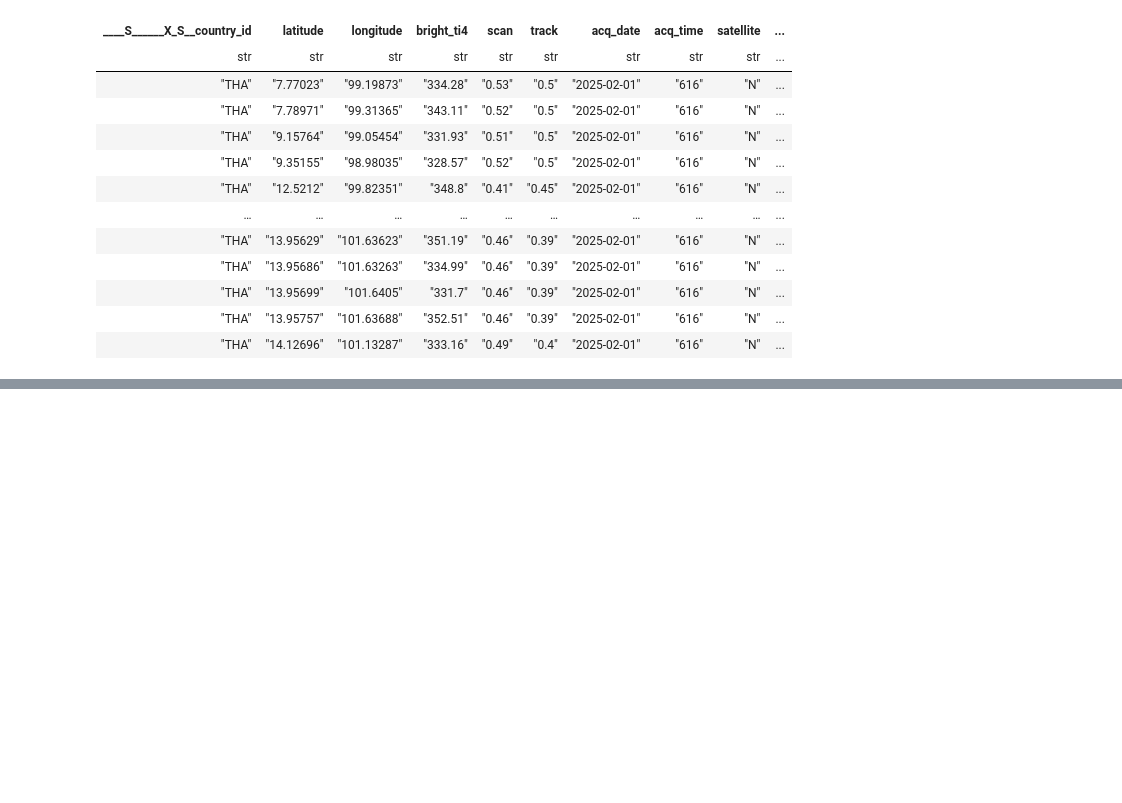
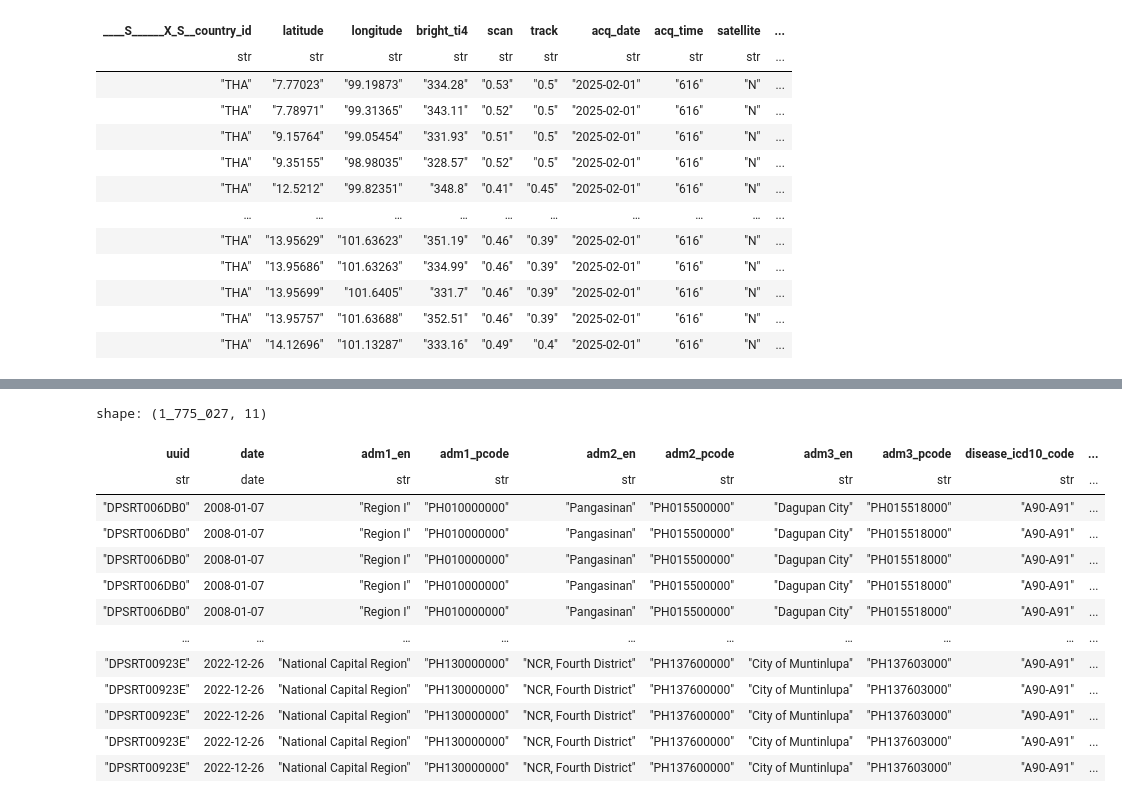
Before and after one commit to dafrose-bajaro/analytics-repo, a Jupyter notebook: notebooks/00_experiment.ipynb, the cells around one changed output, grey strips where cells are left out. Drawn from its saved outputs; the diff is of its cells as text; code cells hidden in the pictures; blank space fills up the shorter version.

```diff
--- a/notebooks/00_experiment.ipynb
+++ b/notebooks/00_experiment.ipynb
@@ -72,0 +164,35 @@ shape: (50, 16)
+# %%
+# sample query
+project_cchain_disease_pidsr_totals_clean = conn.sql("""
+    SELECT
+        CAST(uuid AS VARCHAR) AS uuid,
+        CAST(date AS DATE) AS date,
+        CAST(adm1_en AS VARCHAR) AS adm1_en,
+        CAST(adm1_pcode AS VARCHAR) AS adm1_pcode,
+        CAST(adm2_en AS VARCHAR) AS adm2_en,
+        CAST(adm2_pcode AS VARCHAR) AS adm2_pcode,
+        CAST(adm3_en AS VARCHAR) AS adm3_en,
+        CAST(adm3_pcode AS VARCHAR) AS adm3_pcode,
+        CAST(disease_icd10_code AS VARCHAR) AS disease_icd10_code,
+        CAST(disease_common_name AS VARCHAR) AS disease_common_name,
+        CAST(case_total AS INT) AS case_total
+    FROM public.project_cchain_disease_pidsr_totals_raw
+    WHERE case_total != 0
+    ORDER BY date, adm3_pcode
+    """).pl()
+project_cchain_disease_pidsr_totals_clean
+# %% [output]
+shape: (1_775_027, 11)
+| uuid | date | adm1_en | adm1_pcode | adm2_en | adm2_pcode | adm3_en | adm3_pcode | disease_icd10_code | ... |
+| str | date | str | str | str | str | str | str | str | ... |
+| "DPSRT006DB0" | 2008-01-07 | "Region I" | "PH010000000" | "Pangasinan" | "PH015500000" | "Dagupan City" | "PH015518000" | "A90-A91" | ... |
+| "DPSRT006DB0" | 2008-01-07 | "Region I" | "PH010000000" | "Pangasinan" | "PH015500000" | "Dagupan City" | "PH015518000" | "A90-A91" | ... |
+| "DPSRT006DB0" | 2008-01-07 | "Region I" | "PH010000000" | "Pangasinan" | "PH015500000" | "Dagupan City" | "PH015518000" | "A90-A91" | ... |
+| "DPSRT006DB0" | 2008-01-07 | "Region I" | "PH010000000" | "Pangasinan" | "PH015500000" | "Dagupan City" | "PH015518000" | "A90-A91" | ... |
+| "DPSRT006DB0" | 2008-01-07 | "Region I" | "PH010000000" | "Pangasinan" | "PH015500000" | "Dagupan City" | "PH015518000" | "A90-A91" | ... |
+| … | … | … | … | … | … | … | … | … | ... |
+| "DPSRT00923E" | 2022-12-26 | "National Capital Region" | "PH130000000" | "NCR, Fourth District" | "PH137600000" | "City of Muntinlupa" | "PH137603000" | "A90-A91" | ... |
+| "DPSRT00923E" | 2022-12-26 | "National Capital Region" | "PH130000000" | "NCR, Fourth District" | "PH137600000" | "City of Muntinlupa" | "PH137603000" | "A90-A91" | ... |
+| "DPSRT00923E" | 2022-12-26 | "National Capital Region" | "PH130000000" | "NCR, Fourth District" | "PH137600000" | "City of Muntinlupa" | "PH137603000" | "A90-A91" | ... |
+| "DPSRT00923E" | 2022-12-26 | "National Capital Region" | "PH130000000" | "NCR, Fourth District" | "PH137600000" | "City of Muntinlupa" | "PH137603000" | "A90-A91" | ... |
+| "DPSRT00923E" | 2022-12-26 | "National Capital Region" | "PH130000000" | "NCR, Fourth District" | "PH137600000" | "City of Muntinlupa" | "PH137603000" | "A90-A91" | ... |
```
Also changed, not shown: parts of 7 cells of this notebook, 3 other files.
